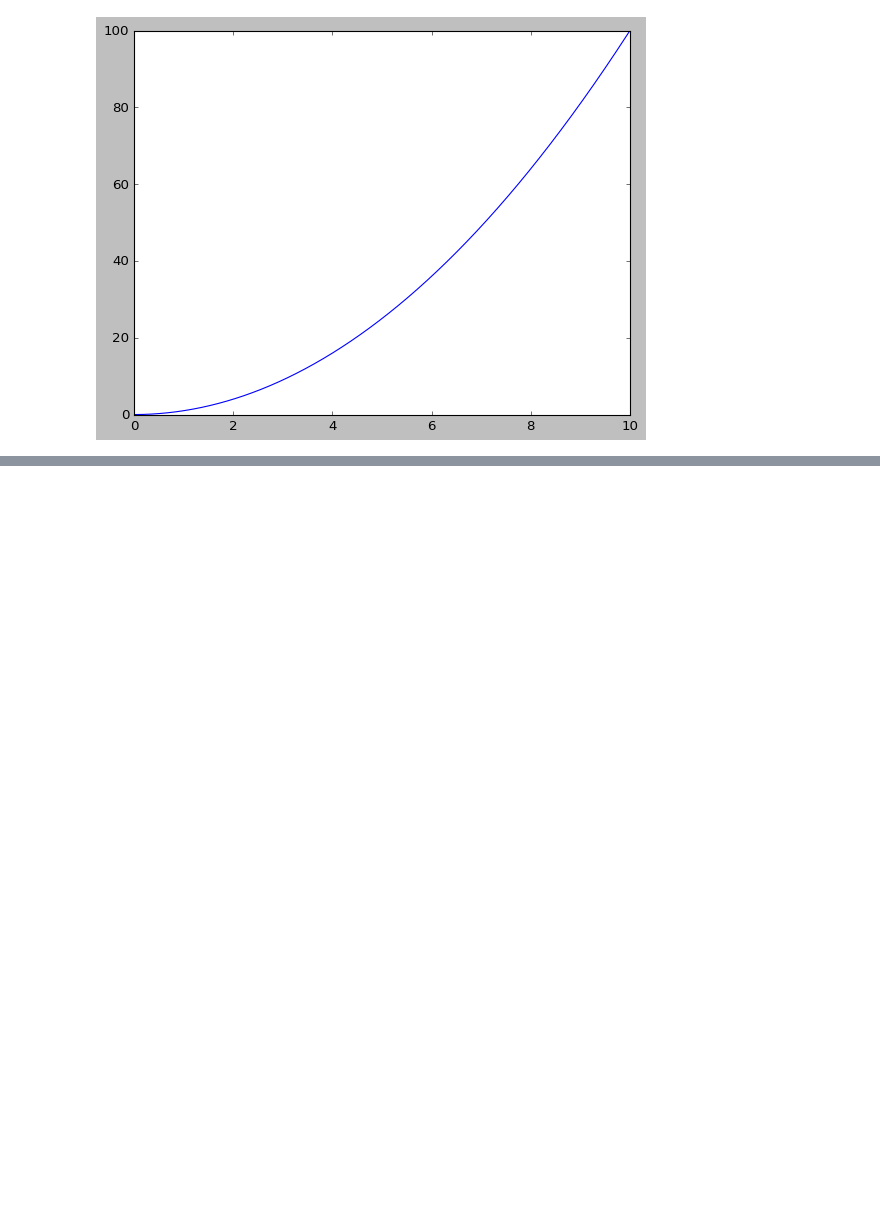
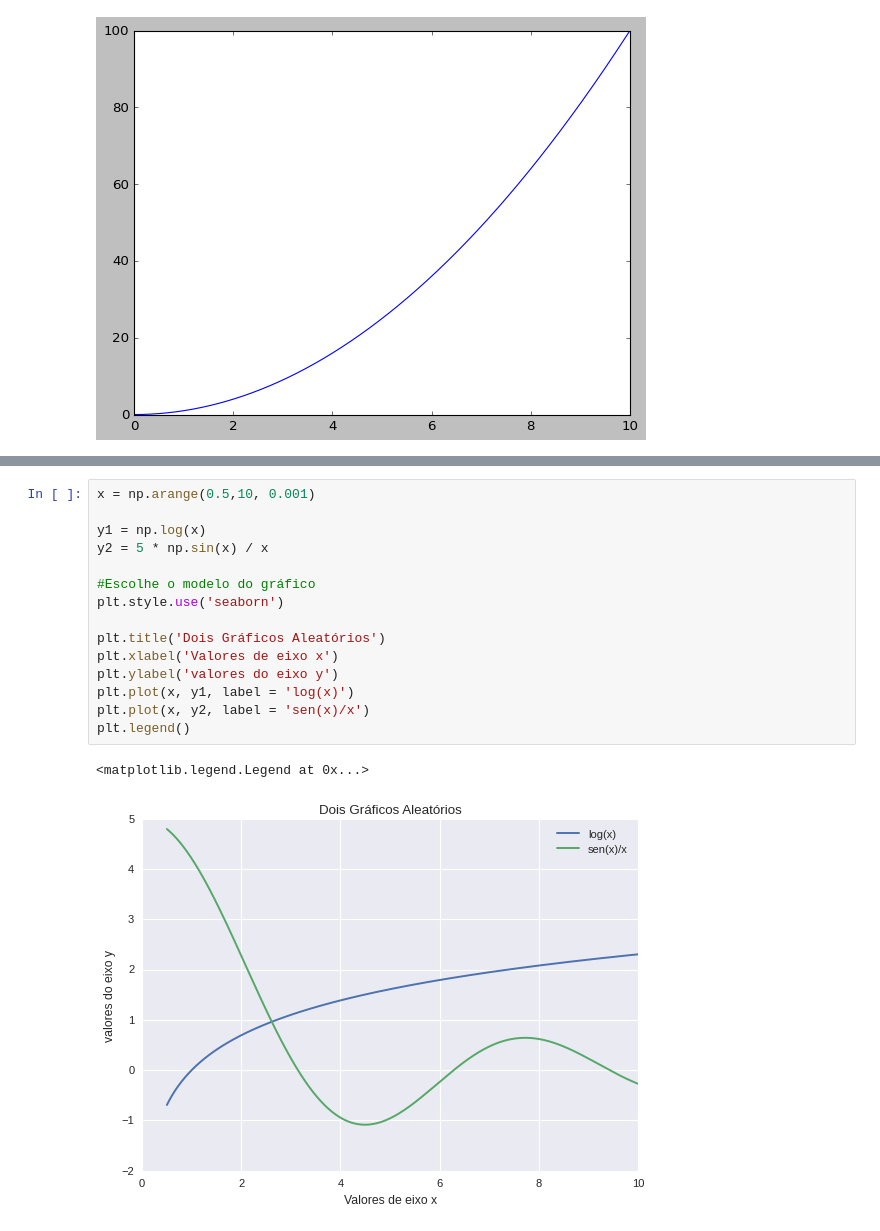
Before and after one commit to alinenog/Data_Science, a Jupyter notebook: Graficos.ipynb, the cells around one changed output, grey strips where cells are left out. Drawn from its saved outputs; the diff is of its cells as text; blank space fills up the shorter version.

```diff
--- a/Graficos.ipynb
+++ b/Graficos.ipynb
@@ -20,0 +39,18 @@ plt.plot(array, array**2)
+# %%
+x = np.arange(0.5,10, 0.001)
+
+y1 = np.log(x)
+y2 = 5 * np.sin(x) / x
+
+#Escolhe o modelo do gráfico
+plt.style.use('seaborn')
+
+plt.title('Dois Gráficos Aleatórios')
+plt.xlabel('Valores de eixo x')
+plt.ylabel('valores do eixo y')
+plt.plot(x, y1, label = 'log(x)')
+plt.plot(x, y2, label = 'sen(x)/x')
+plt.legend()
+# %% [output]
+<matplotlib.legend.Legend at 0x...>
+[figure, added]
```
Also changed, not shown: parts of 2 cells of this notebook.
